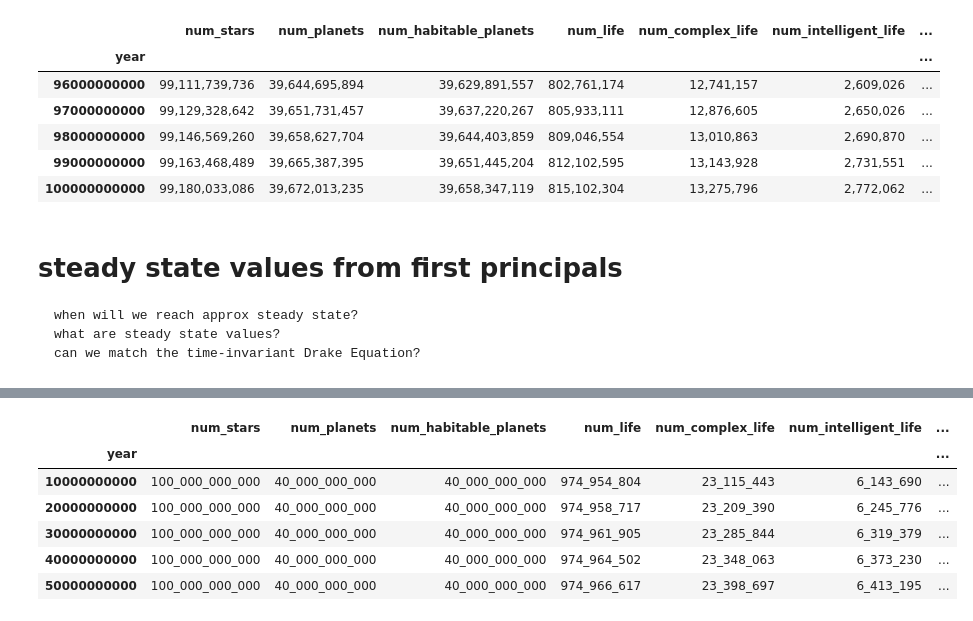
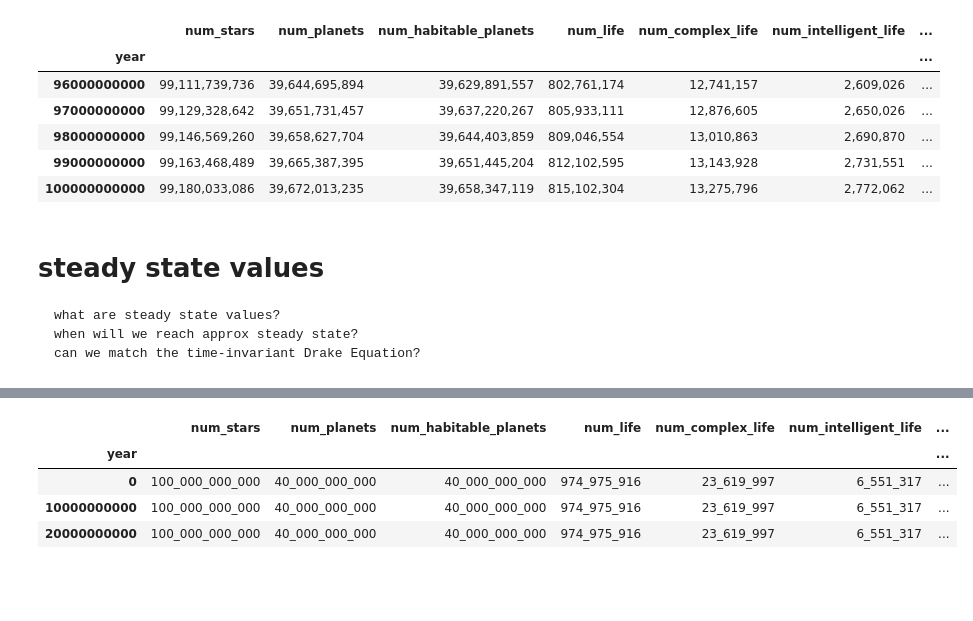
Before and after one commit to KevinCarr42/Time-Dependent-Drake-Equation, a Jupyter notebook: Time_Dependent_Drake_Equation.ipynb, the cells around one changed output, grey strips where cells are left out. Cells and saved outputs as stored; diff of their text form; code cells hidden in the pictures; blank space fills up the shorter version.

```diff
--- a/Time_Dependent_Drake_Equation.ipynb
+++ b/Time_Dependent_Drake_Equation.ipynb
@@ -563,21 +565,26 @@ future_of_life.tail()
 | 99000000000 | 99,163,468,489 | 39,665,387,395 | 39,651,445,204 | 812,102,595 | 13,143,928 | 2,731,551 | ... |
 | 100000000000 | 99,180,033,086 | 39,672,013,235 | 39,658,347,119 | 815,102,304 | 13,275,796 | 2,772,062 | ... |
 # %% [markdown]
-# steady state values from first principals
+# steady state values
+    what are steady state values?
     when will we reach approx steady state?
-    what are steady state values?
     can we match the time-invariant Drake Equation?
 # %%
 %%time
+# couldn't think of an algorithm that wouldn't take forever, so I brute-forced and grit
+# should come up with an automated way to check different settings
+P_tech_dominance = 0.9
 steady_state = pd.DataFrame(
-    [[0, 100_000_000_000, 40_000_000_000, 40_000_000_000, 974_950_000, 23_000_000, 6_000_000, 8_000, 6_000, 0]],
+    [[0, 100_000_000_000, 40_000_000_000, 40_000_000_000, 974_975_916, 23_619_997, 6_551_317, 8_796, 6_262, 0]],
     columns = columns,
     index=[0]
 ).set_index(index)
 
-for i in range(5):
+for i in range(2):
     temp_df = TimeDependentDrake(10_000_000_000*(i+1), P_tech_dominance, df_input=steady_state)
     steady_state = steady_state.append(temp_df.iloc[[-1]])
 
+# print(steady_state.iloc[-1]-steady_state.iloc[0])
+# print()
 steady_state.tail()
 # %% [output]
@@ -585,7 +592,5 @@ Wall time: 1min 6s
 |  | num_stars | num_planets | num_habitable_planets | num_life | num_complex_life | num_intelligent_life | ... |
 | year |  |  |  |  |  |  | ... |
-| 10000000000 | 100_000_000_000 | 40_000_000_000 | 40_000_000_000 | 974_954_804 | 23_115_443 | 6_143_690 | ... |
-| 20000000000 | 100_000_000_000 | 40_000_000_000 | 40_000_000_000 | 974_958_717 | 23_209_390 | 6_245_776 | ... |
-| 30000000000 | 100_000_000_000 | 40_000_000_000 | 40_000_000_000 | 974_961_905 | 23_285_844 | 6_319_379 | ... |
-| 40000000000 | 100_000_000_000 | 40_000_000_000 | 40_000_000_000 | 974_964_502 | 23_348_063 | 6_373_230 | ... |
-| 50000000000 | 100_000_000_000 | 40_000_000_000 | 40_000_000_000 | 974_966_617 | 23_398_697 | 6_413_195 | ... |
+| 0 | 100_000_000_000 | 40_000_000_000 | 40_000_000_000 | 974_975_916 | 23_619_997 | 6_551_317 | ... |
+| 10000000000 | 100_000_000_000 | 40_000_000_000 | 40_000_000_000 | 974_975_916 | 23_619_997 | 6_551_317 | ... |
+| 20000000000 | 100_000_000_000 | 40_000_000_000 | 40_000_000_000 | 974_975_916 | 23_619_997 | 6_551_317 | ... |
```
Also changed, not shown: parts of 30 cells of this notebook, 1 other file.
